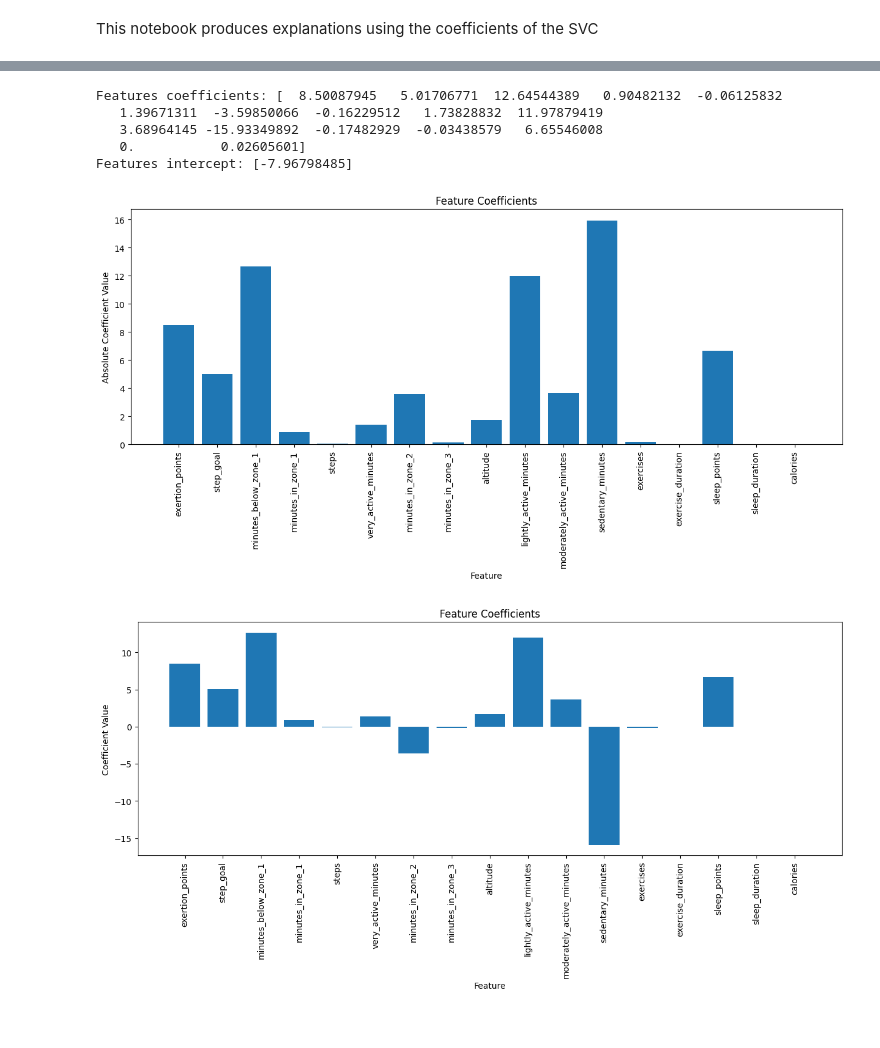
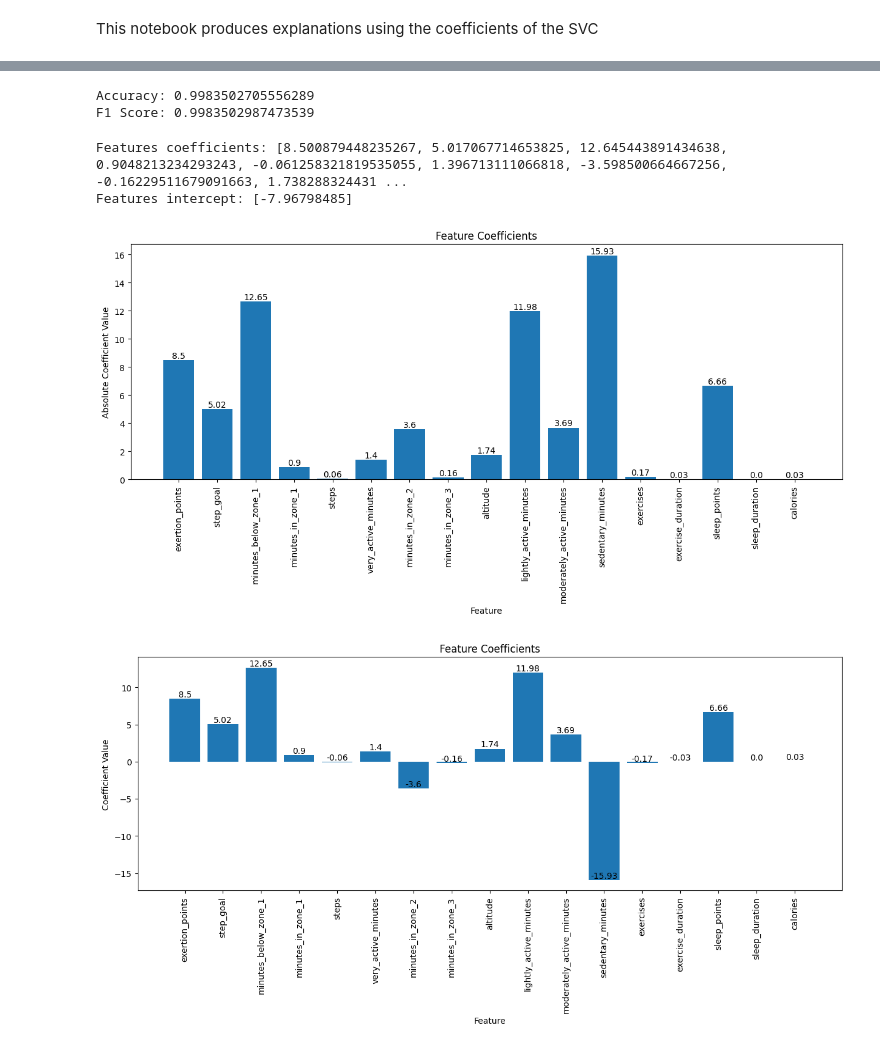
Before and after one commit to eparascho/LLMs-for-explanations, a Jupyter notebook: explainability/coefficients.ipynb, the cells around one changed output, grey strips where cells are left out. Drawn from its saved outputs; the diff is of its cells as text; code cells hidden in the pictures.

Commit message:
coefficients method code, json, evaluation, visualization

```diff
--- a/explainability/coefficients.ipynb
+++ b/explainability/coefficients.ipynb
@@ -34,38 +22,53 @@ x_test_data
 # load the model
 with open('../models/svc.pkl', 'rb') as file:
     model = pickle.load(file)
+# %%
+# evaluate the performance of the model which also indicates the quality of the exaplantions (coefficients)
+predictions = model.predict(x_test_data)
+accuracy = accuracy_score(y_test_data, predictions)
+f1 = f1_score(y_test_data, predictions, average='weighted')
+print("Accuracy:", accuracy)
+print("F1 Score:", f1)
+# %% [output]
+Accuracy: 0.9983502705556289
+F1 Score: 0.9983502987473539
 # %%
 # extract coefficients and intercept
-coefficients = model.coef_[0]
+coefficients = model.coef_[0].tolist()
 intercept = model.intercept_
-# these explanations are local so they are the same for all instances
+# these explanations are global so they are the same for all instances
 print('Features coefficients:', coefficients)
 print('Features intercept:', intercept)
 # %% [output]
-Features coefficients: [  8.50087945   5.01706771  12.64544389   0.90482132  -0.06125832
-   1.39671311  -3.59850066  -0.16229512   1.73828832  11.97879419
-   3.68964145 -15.93349892  -0.17482929  -0.03438579   6.65546008
-   0.           0.02605601]
+Features coefficients: [8.500879448235267, 5.017067714653825, 12.645443891434638, 0.9048213234293243, -0.061258321819535055, 1.396713111066818, -3.598500664667256, -0.16229511679091663, 1.738288324431 ...
 Features intercept: [-7.96798485]
 # %%
 # visualize the absolute coefficients - absolute impact on decision boundary
 plt.figure(figsize=(15, 5))
-plt.bar(model.feature_names_in_ , np.abs(coefficients))
+bars = plt.bar(model.feature_names_in_ , np.abs(coefficients))
 plt.xticks(rotation=90)
 plt.xlabel('Feature')
 plt.ylabel('Absolute Coefficient Value')
 plt.title('Feature Coefficients')
+for bar in bars:
+    yval = bar.get_height()
+    plt.text(bar.get_x() + bar.get_width()/2, yval, round(yval, 2),
+             va='bottom', ha='center')
 plt.show()
 # %% [output]
-[figure, old version]
+[figure, new version]
 # %%
 # visualize the absolute coefficients - actual impact on decision boundary
 plt.figure(figsize=(15, 5))
-plt.bar(model.feature_names_in_ , coefficients)
+bars = plt.bar(model.feature_names_in_ , coefficients)
 plt.xticks(rotation=90)
 plt.xlabel('Feature')
 plt.ylabel('Coefficient Value')
 plt.title('Feature Coefficients')
+for bar in bars:
+    yval = bar.get_height()
+    plt.text(bar.get_x() + bar.get_width()/2, yval, round(yval, 2),
+             va='bottom', ha='center')
 plt.show()
 # %% [output]
-[figure, old version]
+[figure, new version]
```
Also changed, not shown: parts of 3 cells of this notebook, 2 other files.
